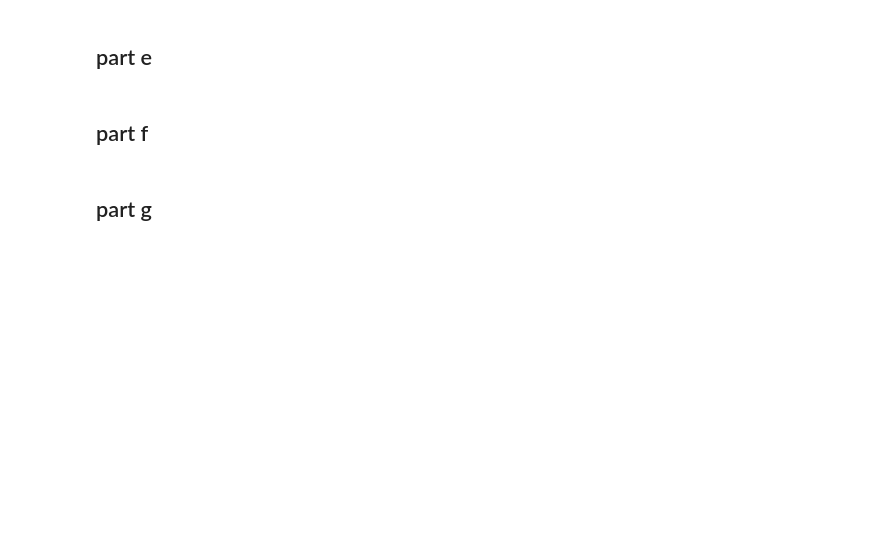
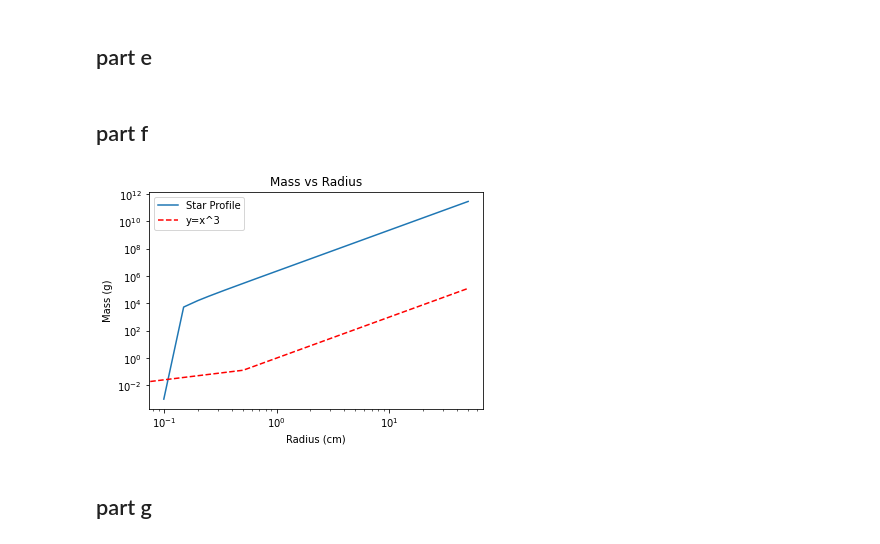
Before and after one commit to thomas-03/homework, a Jupyter notebook: 5460_HW1.ipynb, the cells around one changed output. Drawn from its saved outputs; the diff is of its cells as text; code cells hidden in the pictures; blank space fills up the shorter version.

```diff
--- a/5460_HW1.ipynb
+++ b/5460_HW1.ipynb
@@ -30,10 +31,10 @@ def P_from_x(x):
     lamb = hbar/(me*c)
     return me*c**2/(lamb**3)*phi_from_x(x)
 def phi_from_x(x):
-    return (1/8*np.pi**2)*(x*np.sqrt(1+x**2)*(2*x**2/3-1)+np.log(x+np.sqrt(1+x**2)))
+    return (1/(8*np.pi**2))*(x*np.sqrt(1+x**2)*((2*x**2)/3-1)+np.log(x+np.sqrt(1+x**2)))
 def x_from_rho(rho):
     lamb = hbar/(me*c)
-    return lamb*(3*np.pi**2*rho/u*mu_e)**(1/3)
+    return lamb*(3*np.pi**2*rho/(m_u*mu_e))**(1/3)
 # %%
 rho = np.logspace(3,9,100)
 P = P_from_rho(rho)
@@ -164,3 +171,24 @@ def rk4_step(r, m, P, h=0.5):
+# %%
+#test the integrate_star function
+r=[]
+m=[]
+P=[]
+r.append(0.1)
+m.append(0.1**3)
+P.append(1e22)
+
+r,m,P = integrate_star(r,m,P)
+plt.plot(r,m,label="Star Profile")
+plt.plot(np.linspace(0,np.max(r),100), np.linspace(0,np.max(r),100)**3, linestyle='--', color='red', label='y=x^3')
+plt.xlabel("Radius (cm)")
+plt.ylabel("Mass (g)")
+plt.title("Mass vs Radius")
+plt.yscale("log")
+plt.xscale("log")
+plt.legend()
+plt.show()
+# %% [output]
+[figure, added]
 # %% [markdown]
 ## part g
 # %%
```
Also changed, not shown: parts of 10 cells of this notebook, 2 other files.
